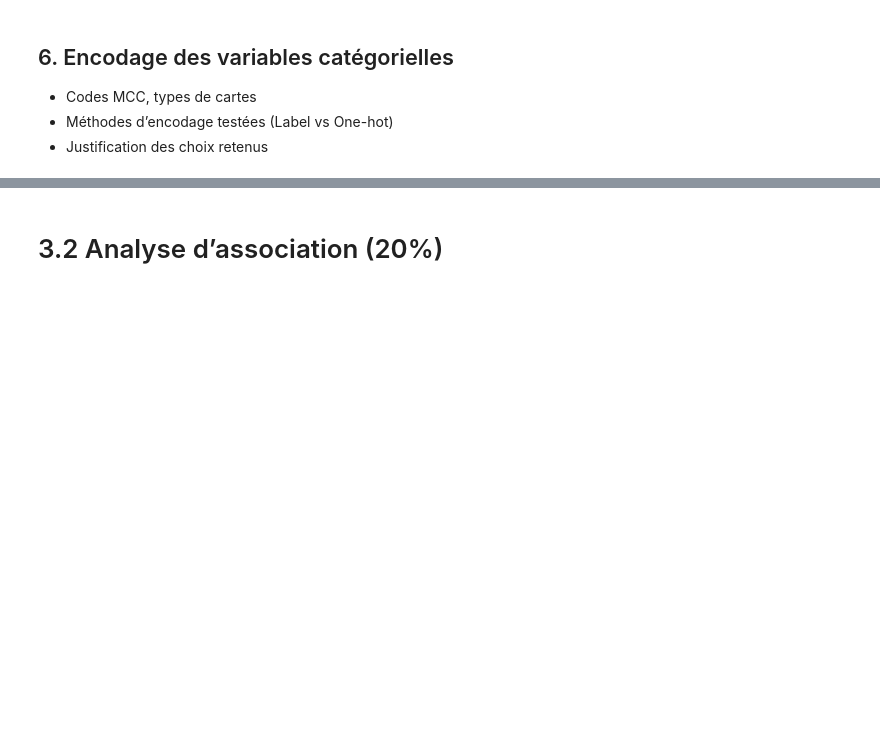
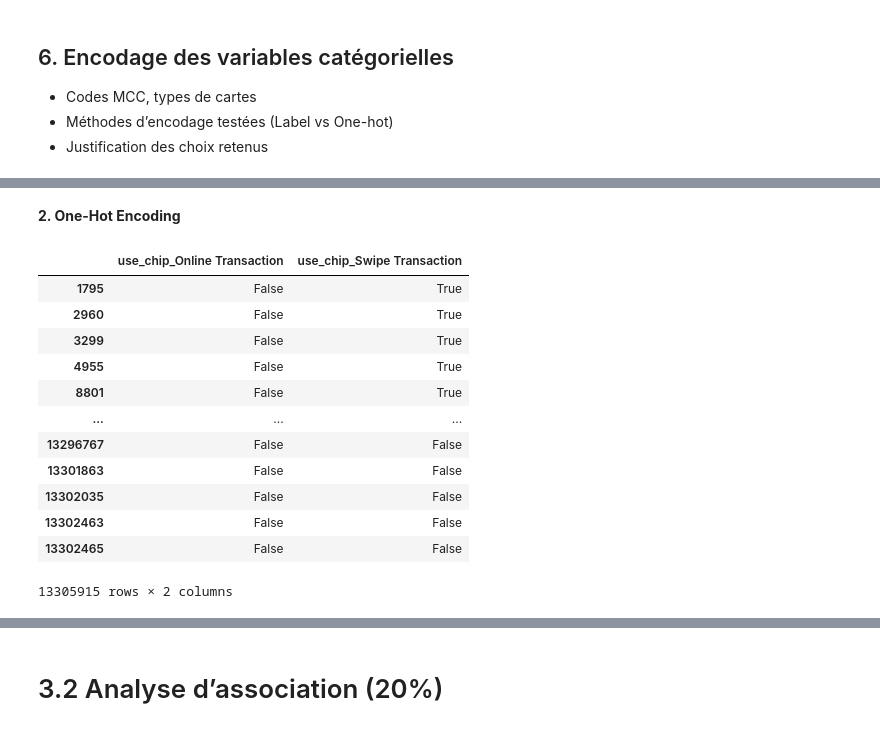
Before and after one commit to AnthonyGlaude/IFT599_TP1, a Jupyter notebook: plan_travail_IFT599_A25_TP1.ipynb, the cells around one changed output, grey strips where cells are left out. Saved outputs shown, nothing was run; the diff lists cells and outputs as text; code cells hidden in the pictures; blank space fills up the shorter version.

```diff
--- a/plan_travail_IFT599_A25_TP1.ipynb
+++ b/plan_travail_IFT599_A25_TP1.ipynb
@@ -365,0 +395,19 @@ By day of the week, transaction volumes are fairly stable from Monday to Wednesd
+# %% [markdown]
+**2. One-Hot Encoding**
+# %%
+use_chip_onehot = pd.get_dummies(merged_df["use_chip"], prefix="use_chip", drop_first=True)
+use_chip_onehot
+# %% [output]
+|  | use_chip_Online Transaction | use_chip_Swipe Transaction |
+| 1795 | False | True |
+| 2960 | False | True |
+| 3299 | False | True |
+| 4955 | False | True |
+| 8801 | False | True |
+| ... | ... | ... |
+| 13296767 | False | False |
+| 13301863 | False | False |
+| 13302035 | False | False |
+| 13302463 | False | False |
+| 13302465 | False | False |
+13305915 rows × 2 columns
```
Also changed, not shown: parts of 45 cells of this notebook.
